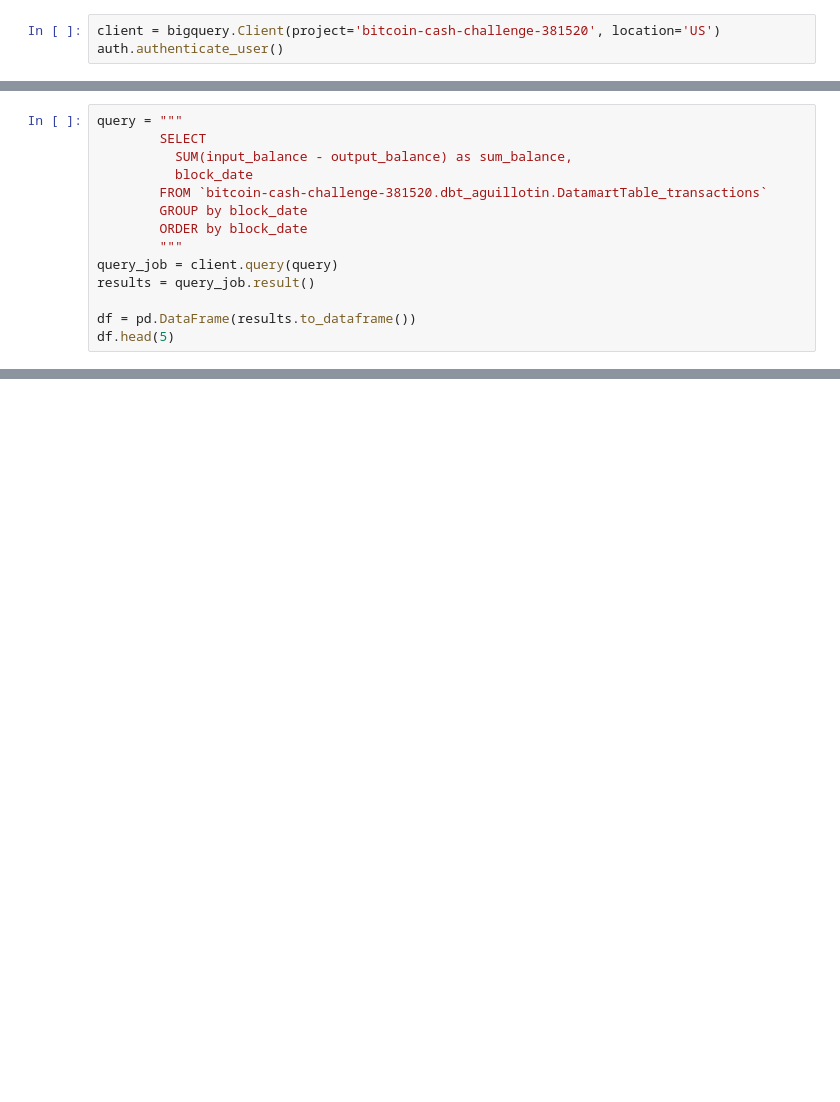
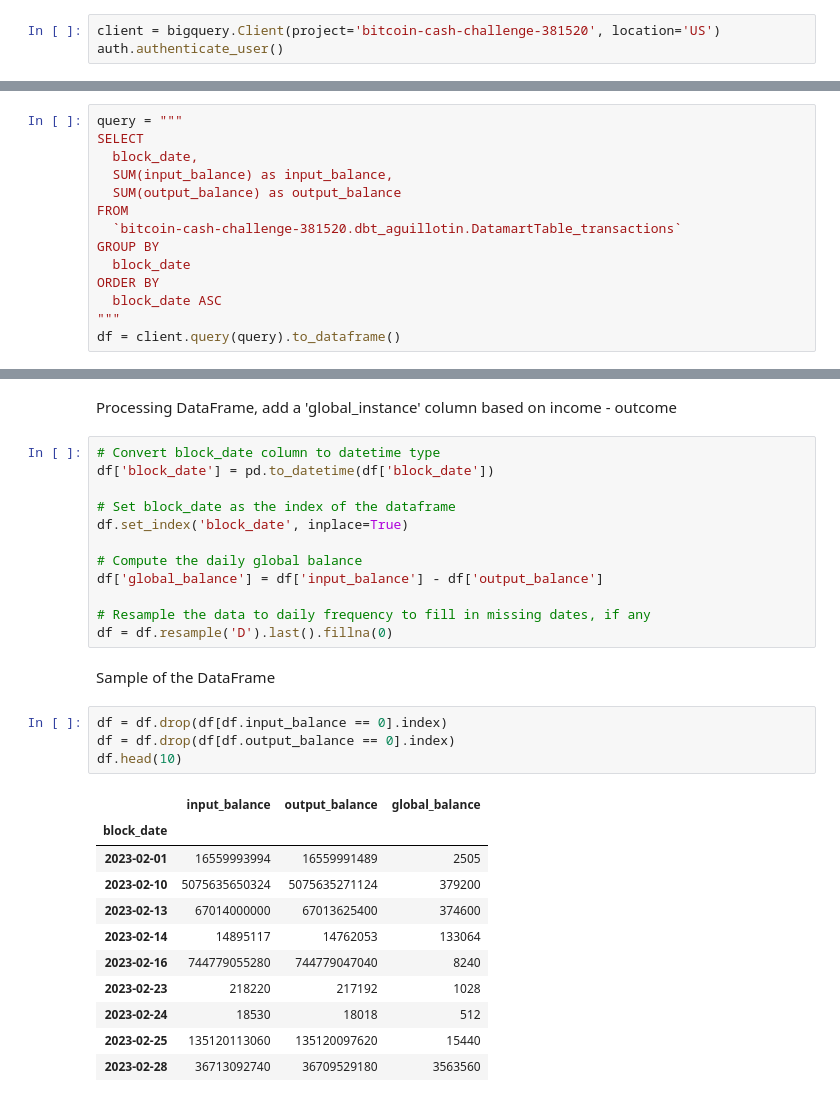
Before and after one commit to AlexisGuillotin/Bitcoin-Cash-Challenge, a Jupyter notebook: Daily_transactions.ipynb, the cells around one changed output, grey strips where cells are left out. Cells and saved outputs as stored; diff of their text form; blank space fills up the shorter version.

```diff
--- a/Daily_transactions.ipynb
+++ b/Daily_transactions.ipynb
@@ -16,14 +18,14 @@ auth.authenticate_user()
 # %%
 query = """
-        SELECT
-          SUM(input_balance - output_balance) as sum_balance,
-          block_date
-        FROM `bitcoin-cash-challenge-381520.dbt_aguillotin.DatamartTable_transactions`
-        GROUP by block_date
-        ORDER by block_date
-        """
-query_job = client.query(query)
-results = query_job.result()
-
-df = pd.DataFrame(results.to_dataframe())
-df.head(5)
+SELECT
+  block_date,
+  SUM(input_balance) as input_balance,
+  SUM(output_balance) as output_balance
+FROM
+  `bitcoin-cash-challenge-381520.dbt_aguillotin.DatamartTable_transactions`
+GROUP BY
+  block_date
+ORDER BY
+  block_date ASC
+"""
+df = client.query(query).to_dataframe()
@@ -66,0 +32,32 @@ plt.show()
+# %% [markdown]
+Processing DataFrame, add a 'global_instance' column based on income - outcome
+# %%
+# Convert block_date column to datetime type
+df['block_date'] = pd.to_datetime(df['block_date'])
+
+# Set block_date as the index of the dataframe
+df.set_index('block_date', inplace=True)
+
+# Compute the daily global balance
+df['global_balance'] = df['input_balance'] - df['output_balance']
+
+# Resample the data to daily frequency to fill in missing dates, if any
+df = df.resample('D').last().fillna(0)
+# %% [markdown]
+Sample of the DataFrame
+# %%
+df = df.drop(df[df.input_balance == 0].index)
+df = df.drop(df[df.output_balance == 0].index)
+df.head(10)
+# %% [output]
+|  | input_balance | output_balance | global_balance |
+| block_date |  |  |  |
+| 2023-02-01 | 16559993994 | 16559991489 | 2505 |
+| 2023-02-10 | 5075635650324 | 5075635271124 | 379200 |
+| 2023-02-13 | 67014000000 | 67013625400 | 374600 |
+| 2023-02-14 | 14895117 | 14762053 | 133064 |
+| 2023-02-16 | 744779055280 | 744779047040 | 8240 |
+| 2023-02-23 | 218220 | 217192 | 1028 |
+| 2023-02-24 | 18530 | 18018 | 512 |
+| 2023-02-25 | 135120113060 | 135120097620 | 15440 |
+| 2023-02-28 | 36713092740 | 36709529180 | 3563560 |
```
Also changed, not shown: parts of 6 cells of this notebook.
